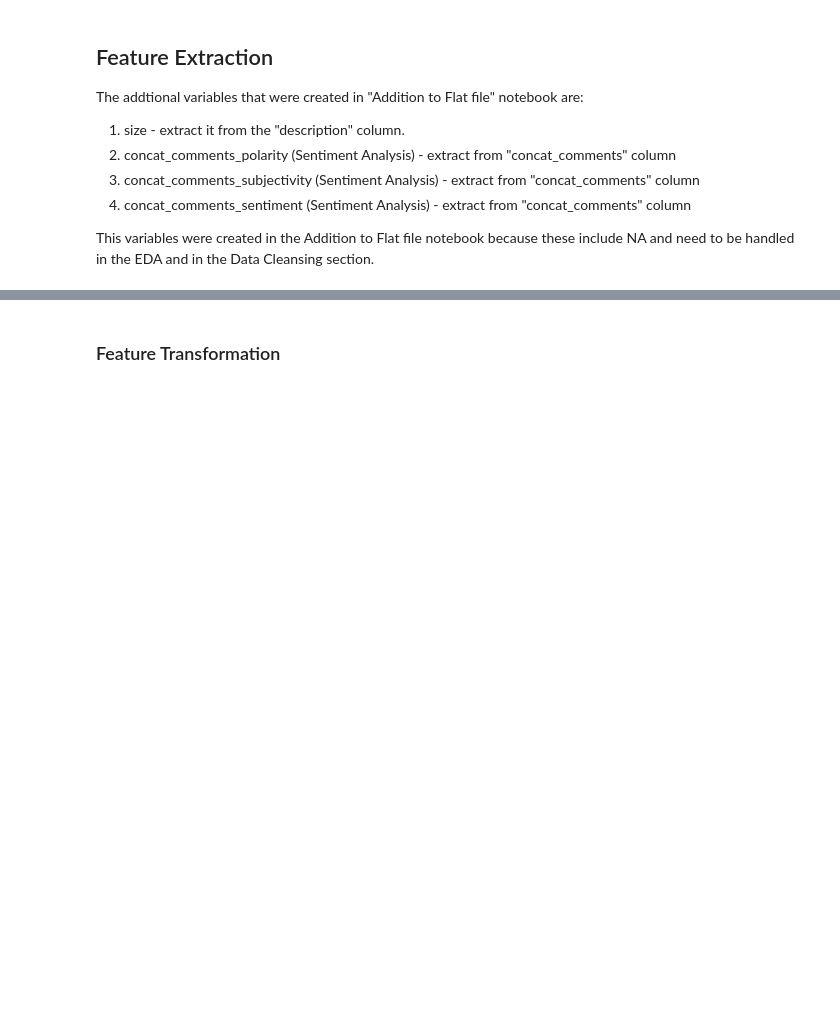
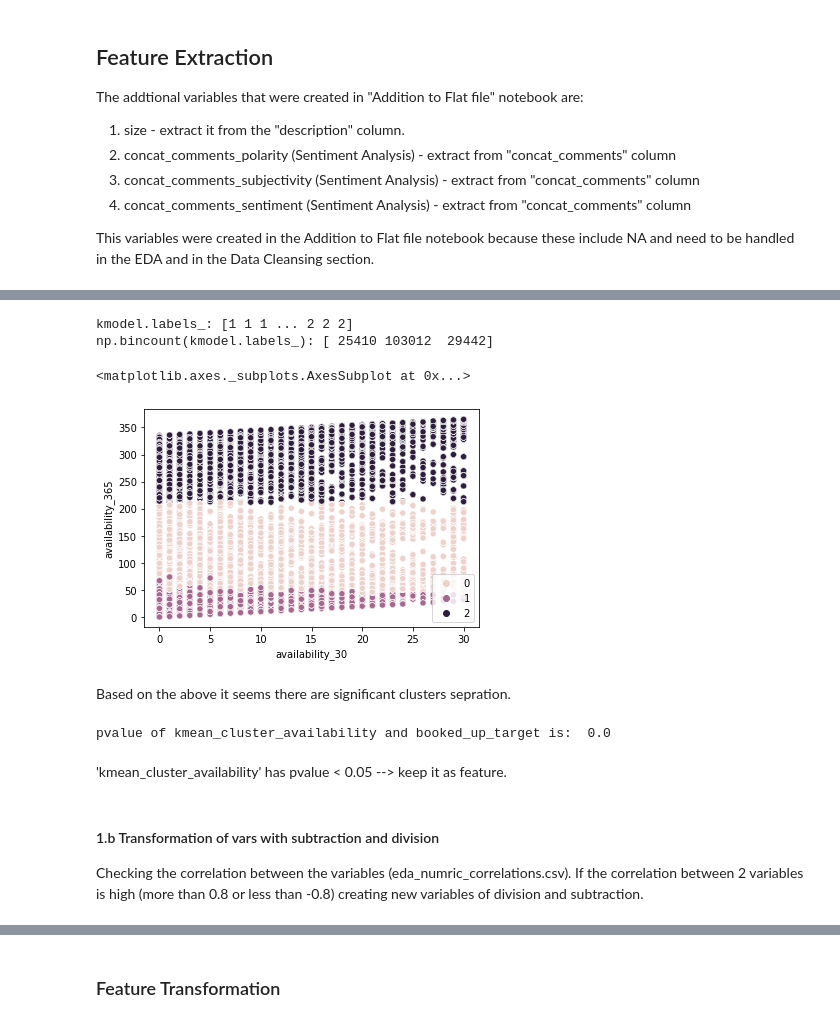
Before and after one commit to NaamaJan/airbnb-berlin-availability, a Jupyter notebook: Feature Enrichment and Selection.ipynb, the cells around one changed output, grey strips where cells are left out. Saved outputs shown, nothing was run; the diff lists cells and outputs as text; code cells hidden in the pictures; blank space fills up the shorter version.

```diff
--- a/Feature Enrichment and Selection.ipynb
+++ b/Feature Enrichment and Selection.ipynb
@@ -109,0 +164,26 @@ dropping coulmns:  ['Unnamed: 0']
+# %%
+# Based on the above plot selecting n_clusters=3
+kmodel = KMeans(n_clusters=3, random_state=0).fit(X)
+print("kmodel.labels_:", kmodel.labels_)
+print("np.bincount(kmodel.labels_):", np.bincount(kmodel.labels_))
+sns.scatterplot(df['availability_30'], df['availability_365'],hue= kmodel.labels_)
+# %% [output]
+kmodel.labels_: [1 1 1 ... 2 2 2]
+np.bincount(kmodel.labels_): [ 25410 103012  29442]
+<matplotlib.axes._subplots.AxesSubplot at 0x...>
+[figure, added]
+# %% [markdown]
+Based on the above it seems there are significant clusters sepration.
+# %%
+df['kmean_cluster_availability']= kmodel.labels_
+chi2_res = stats.chi2_contingency(pd.crosstab(df['kmean_cluster_availability'], df['booked_up_target']))
+print("1a. pvalue of kmean_cluster_availability and booked_up_target is: ", chi2_res[1])
+# %% [output]
+pvalue of kmean_cluster_availability and booked_up_target is:  0.0
+# %% [markdown]
+'kmean_cluster_availability' has pvalue < 0.05 --> keep it as feature.
+# %% [markdown]
+#### 1.b  Transformation of vars with subtraction and division
+
+Checking the correlation between the variables (eda_numric_correlations.csv).
+If the correlation between 2 variables is high (more than 0.8 or less than -0.8) creating new variables of division and subtraction.
```
Also changed, not shown: parts of 36 cells of this notebook, 1 other file.
